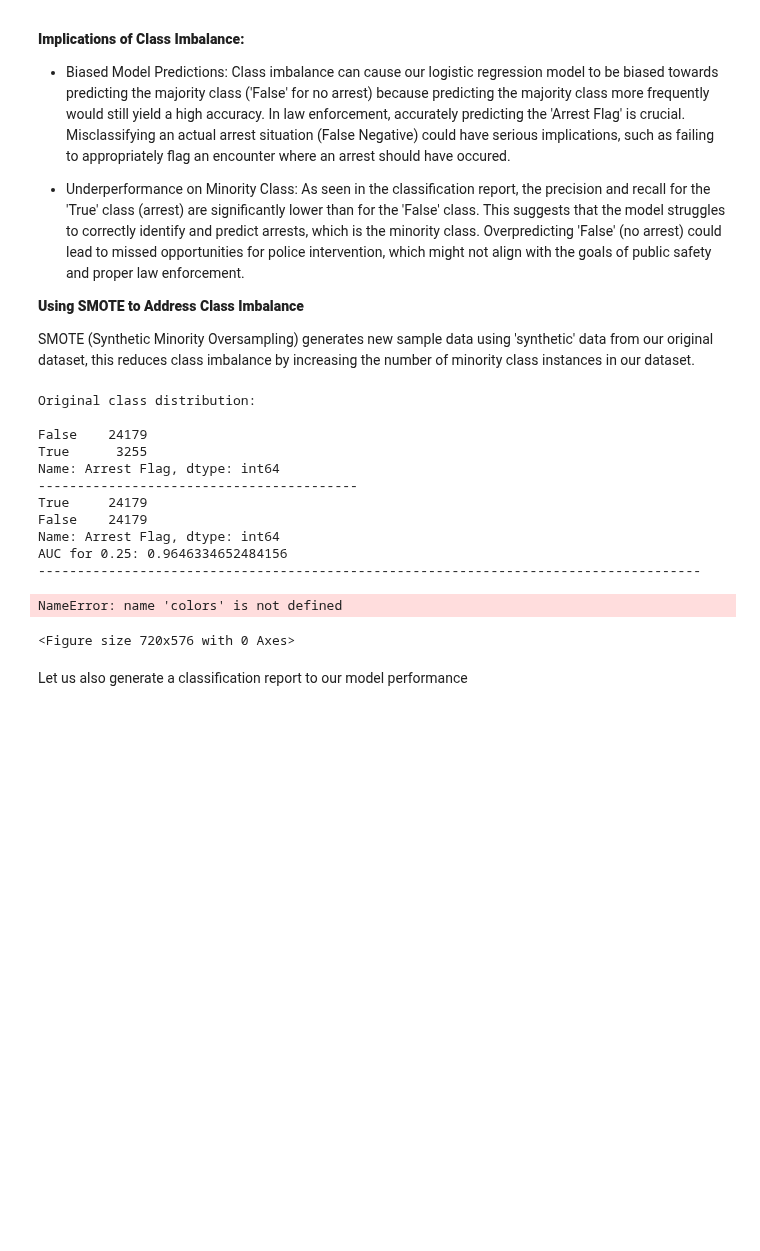
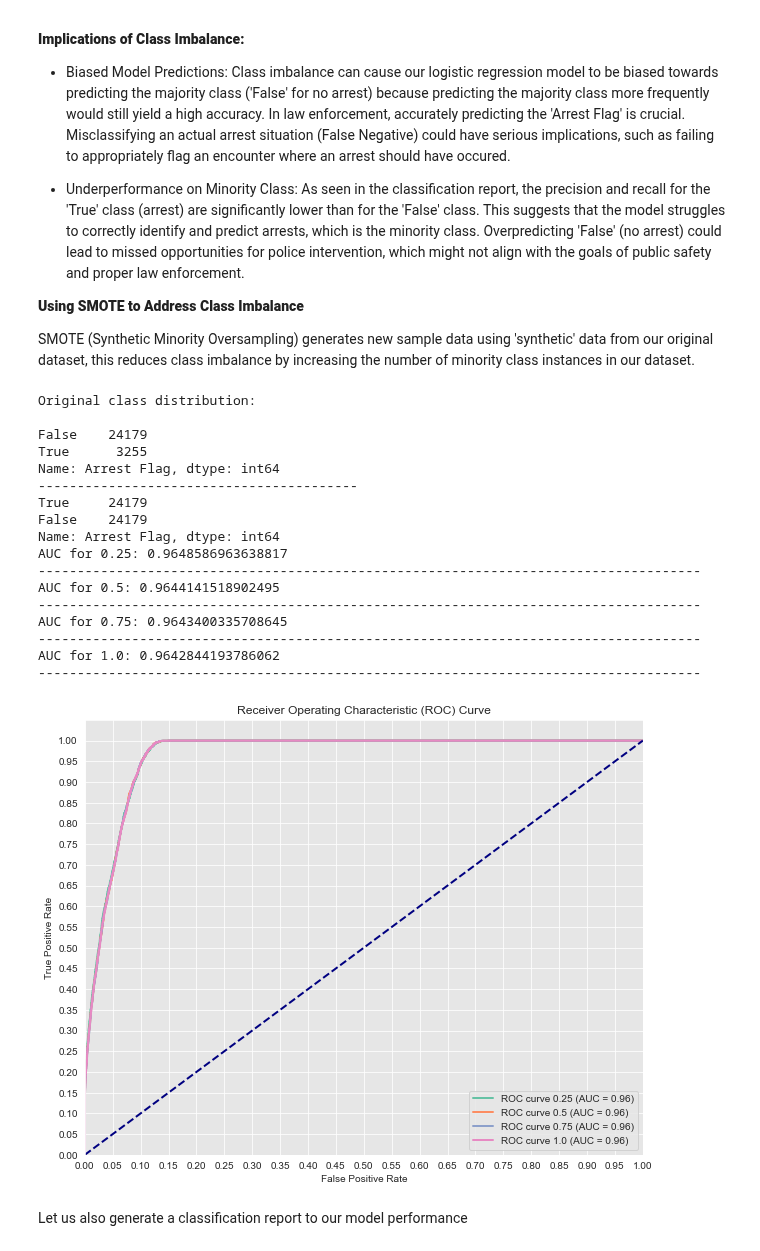
Before and after one commit to MMJGGR/Phase_3_Project, a Jupyter notebook: index.ipynb, the cells around one changed output. Cells and saved outputs as stored; diff of their text form; code cells hidden in the pictures; blank space fills up the shorter version.

```diff
--- a/index.ipynb
+++ b/index.ipynb
@@ -1041,7 +1041,7 @@ from imblearn.over_sampling import SMOTE
 
 print('Original class distribution: \n')
 print(y_train.value_counts())
-
+colors = sns.color_palette('Set2')
 # Initialize SMOTE and resample the data
 smote = SMOTE()
 X_train_resampled, y_train_resampled = smote.fit_resample(X_train, y_train)
@@ -1075,36 +1075,41 @@ for n, ratio in enumerate(ratios):
     # Print the AUC for the current ratio
     print(f'AUC for {names[n]}: {auc_score}')
     print('-------------------------------------------------------------------------------------')
 
     # Plot the ROC curve
     lw = 2
     plt.plot(fpr, tpr, color=colors[n], lw=lw, label=f'ROC curve {names[n]} (AUC = {auc_score:.2f})')
 
 # Plot settings
 plt.plot([0, 1], [0, 1], color='navy', lw=2, linestyle='--')
 plt.xlim([0.0, 1.0])
 plt.ylim([0.0, 1.05])
 plt.yticks([i/20.0 for i in range(21)])
 plt.xticks([i/20.0 for i in range(21)])
 plt.xlabel('False Positive Rate')
 plt.ylabel('True Positive Rate')
 plt.title('Receiver Operating Characteristic (ROC) Curve')
 plt.legend(loc='lower right')
 plt.show()
 # %% [output]
 Original class distribution:
 
 False    24179
 True      3255
 Name: Arrest Flag, dtype: int64
 -----------------------------------------
 True     24179
 False    24179
 Name: Arrest Flag, dtype: int64
-AUC for 0.25: 0.9646334652484156
+AUC for 0.25: 0.9648586963638817
 -------------------------------------------------------------------------------------
+AUC for 0.5: 0.9644141518902495
+-------------------------------------------------------------------------------------
+AUC for 0.75: 0.9643400335708645
+-------------------------------------------------------------------------------------
+AUC for 1.0: 0.9642844193786062
+-------------------------------------------------------------------------------------
-NameError: name 'colors' is not defined
-<Figure size 720x576 with 0 Axes>
+[figure, added]
 # %% [markdown]
 Let us also generate a classification report to our model performance
 # %%
```
Also changed, not shown: parts of 4 cells of this notebook.
